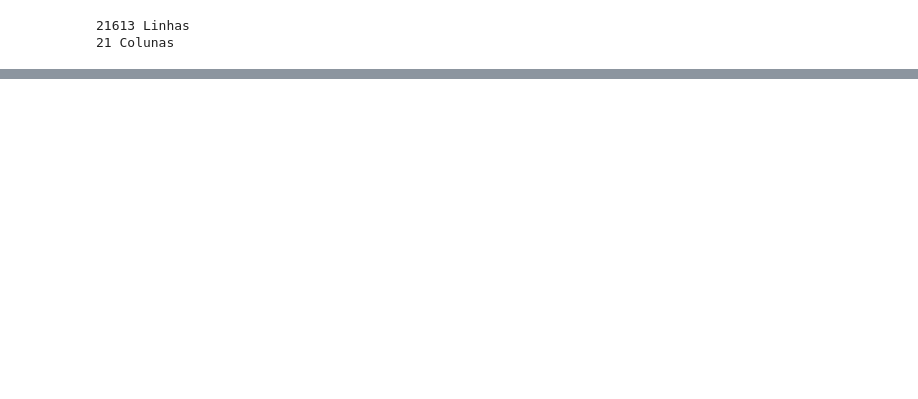
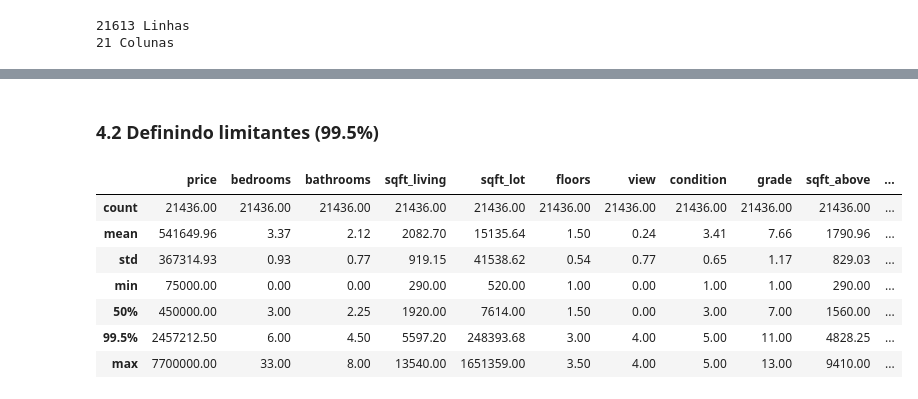
Before and after one commit to jiosouto/Deliverable_01_Roof_Imoveis_DNC, a Jupyter notebook: Deliverable_Projeto_01[DNC].ipynb, the cells around one changed output, grey strips where cells are left out. Cells and saved outputs as stored; diff of their text form; code cells hidden in the pictures; blank space fills up the shorter version.

```diff
--- a/Deliverable_Projeto_01[DNC].ipynb
+++ b/Deliverable_Projeto_01[DNC].ipynb
@@ -249,0 +290,14 @@ dtype: object
+# %%
+df['city'] = df['zipcode'].apply(lambda x: get_city(x))
+df['state'] = df['zipcode'].apply(lambda x: get_state(x))
+
+# Métricas calculadas
+# -- Área livre para construção - Indicativo de expansão
+df['sqft_free'] = df['sqft_lot'] - df['sqft_living']
+
+# -- Preço por área habitável
+df['$/ft2_living'] = df['price']/df['sqft_living']
+
+# -- Preço por área do lote
+df['$/ft'] = df['price']/df['sqft_lot']
+df.sample(1)
@@ -249,0 +370,17 @@ dtype: object
+# %% [markdown]
+### 4.2 Definindo limitantes (99.5%)
+# %%
+describe_df = df.describe(percentiles=[0.995])
+dic_lim = describe_df[['price', 'bedrooms', 'bathrooms', 'sqft_living',
+                                'sqft_lot', 'floors', 'view', 'condition',
+                                'grade','sqft_above', 'sqft_basement','sqft_living15', 'sqft_lot15','profit']]
+dic_lim
+# %% [output]
+|  | price | bedrooms | bathrooms | sqft_living | sqft_lot | floors | view | condition | grade | sqft_above | ... |
+| count | 21436.00 | 21436.00 | 21436.00 | 21436.00 | 21436.00 | 21436.00 | 21436.00 | 21436.00 | 21436.00 | 21436.00 | ... |
+| mean | 541649.96 | 3.37 | 2.12 | 2082.70 | 15135.64 | 1.50 | 0.24 | 3.41 | 7.66 | 1790.96 | ... |
+| std | 367314.93 | 0.93 | 0.77 | 919.15 | 41538.62 | 0.54 | 0.77 | 0.65 | 1.17 | 829.03 | ... |
+| min | 75000.00 | 0.00 | 0.00 | 290.00 | 520.00 | 1.00 | 0.00 | 1.00 | 1.00 | 290.00 | ... |
+| 50% | 450000.00 | 3.00 | 2.25 | 1920.00 | 7614.00 | 1.50 | 0.00 | 3.00 | 7.00 | 1560.00 | ... |
+| 99.5% | 2457212.50 | 6.00 | 4.50 | 5597.20 | 248393.68 | 3.00 | 4.00 | 5.00 | 11.00 | 4828.25 | ... |
+| max | 7700000.00 | 33.00 | 8.00 | 13540.00 | 1651359.00 | 3.50 | 4.00 | 5.00 | 13.00 | 9410.00 | ... |
```
Also changed, not shown: parts of 43 cells of this notebook.
